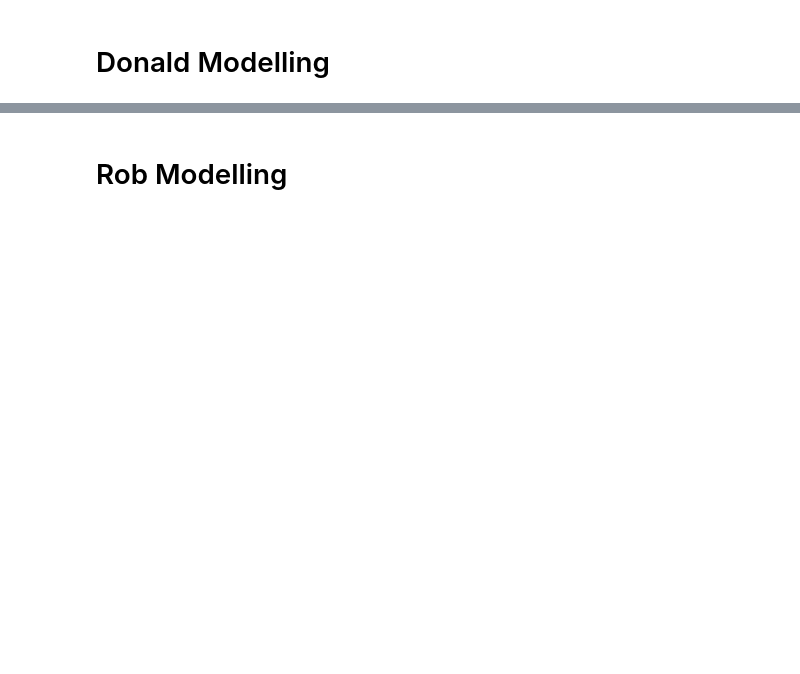
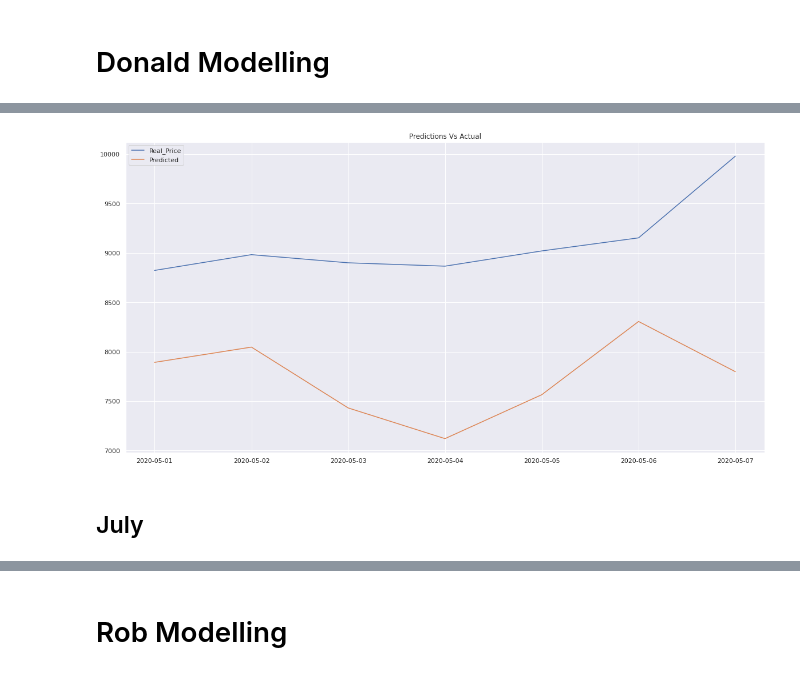
Before and after one commit to DonaldTurton/iLab2, a Jupyter notebook: Modelling.ipynb, the cells around one changed output, grey strips where cells are left out. Drawn from its saved outputs; the diff is of its cells as text; code cells hidden in the pictures; blank space fills up the shorter version.

Commit message:
Random Forest

```diff
--- a/Modelling.ipynb
+++ b/Modelling.ipynb
@@ -385,0 +338,3 @@ test_july = data[1132:1139]
+# %%
+y_prediction = RandomForestRegression.predict(x_test_may)
+y_prediction
@@ -385,0 +352,4 @@ test_july = data[1132:1139]
+# %%
+y_test_may = pd.DataFrame(y_test_may)
+#y_test_may['index'] = range(1,8)
+y_test_may
@@ -385,0 +366,6 @@ test_july = data[1132:1139]
+# %%
+y_prediction = pd.DataFrame(y_prediction)
+y_prediction.index=y_test_may.index
+y_prediction.columns=['Prediction']
+#y_prediction['index'] = range(1,8)
+y_prediction
@@ -385,0 +382,13 @@ test_july = data[1132:1139]
+# %%
+#Merge predicted vs actual
+#PredictionVSactual = y_test_may.merge(y_prediction, on=None, how='left')
+
+PredictionVSactual = y_test_may.join(y_prediction)
+
+
+#PredictionVSactual = PredictionVSactual.set_index('time')
+#PredictionVSactual.columns=['Prediction','Index' ,'Real']
+
+#PredictionVSactual = PredictionVSactual[['Prediction', 'Real']]
+
+PredictionVSactual
@@ -385,0 +405,16 @@ test_july = data[1132:1139]
+# %%
+import matplotlib.pyplot as plt
+
+import seaborn as sns
+# Use seaborn style defaults and set the default figure size
+sns.set(rc={'figure.figsize':(20, 10)})
+
+# plot
+plt.plot(PredictionVSactual)
+plt.title("Predictions Vs Actual")
+plt.legend(['Real_Price','Predicted'],loc='upper left')
+plt.show()
+# %% [output]
+[figure, added]
+# %% [markdown]
+## July
```
Also changed, not shown: parts of 50 cells of this notebook.
